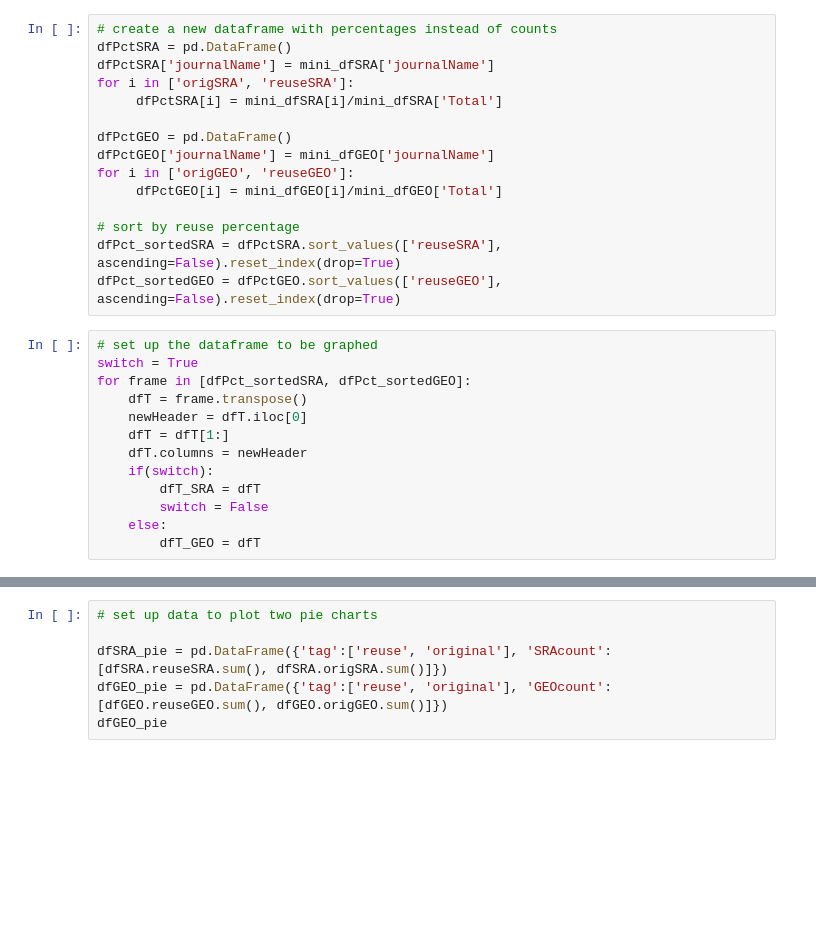
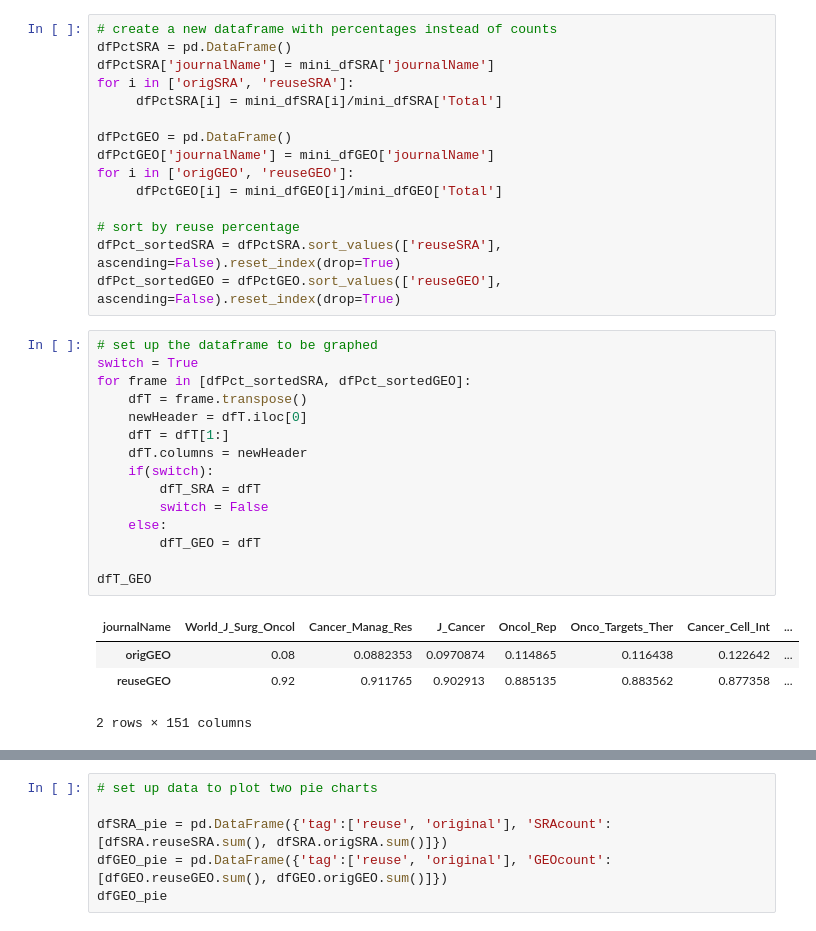
Before and after one commit to smangul1/data_reusability, a Jupyter notebook: jupyter_notebooks/OGvsReuseFigures.ipynb, the cells around one changed output, grey strips where cells are left out. Saved outputs shown, nothing was run; the diff lists cells and outputs as text; blank space fills up the shorter version.

```diff
--- a/jupyter_notebooks/OGvsReuseFigures.ipynb
+++ b/jupyter_notebooks/OGvsReuseFigures.ipynb
@@ -85,16 +85,23 @@ dfPct_sortedGEO = dfPctGEO.sort_values(['reuseGEO'], ascending=False).reset_inde
 # %%
 # set up the dataframe to be graphed
 switch = True
 for frame in [dfPct_sortedSRA, dfPct_sortedGEO]:
     dfT = frame.transpose()
     newHeader = dfT.iloc[0]
     dfT = dfT[1:]
     dfT.columns = newHeader
     if(switch):
         dfT_SRA = dfT
         switch = False
     else:
         dfT_GEO = dfT
+
+dfT_GEO
+# %% [output]
+| journalName | World_J_Surg_Oncol | Cancer_Manag_Res | J_Cancer | Oncol_Rep | Onco_Targets_Ther | Cancer_Cell_Int | ... |
+| origGEO | 0.08 | 0.0882353 | 0.0970874 | 0.114865 | 0.116438 | 0.122642 | ... |
+| reuseGEO | 0.92 | 0.911765 | 0.902913 | 0.885135 | 0.883562 | 0.877358 | ... |
+2 rows × 151 columns
 # %%
 ## PLOT TWO STACKED BARCHARTS ##
 
```
Also changed, not shown: parts of 6 cells of this notebook, 3 other files.
